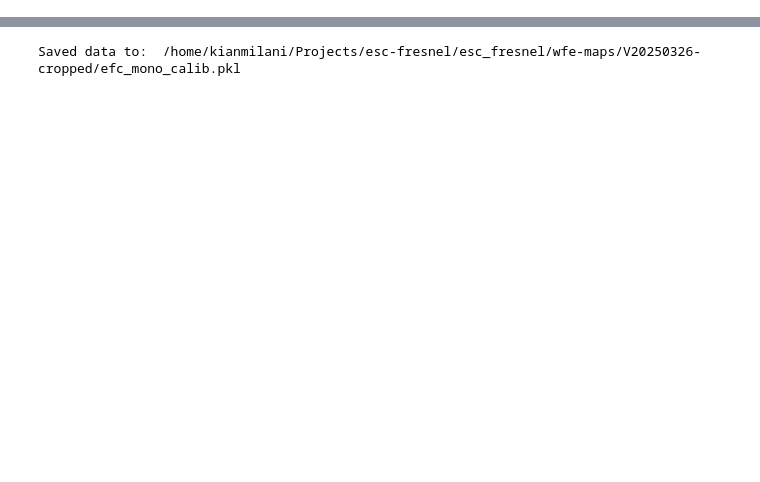
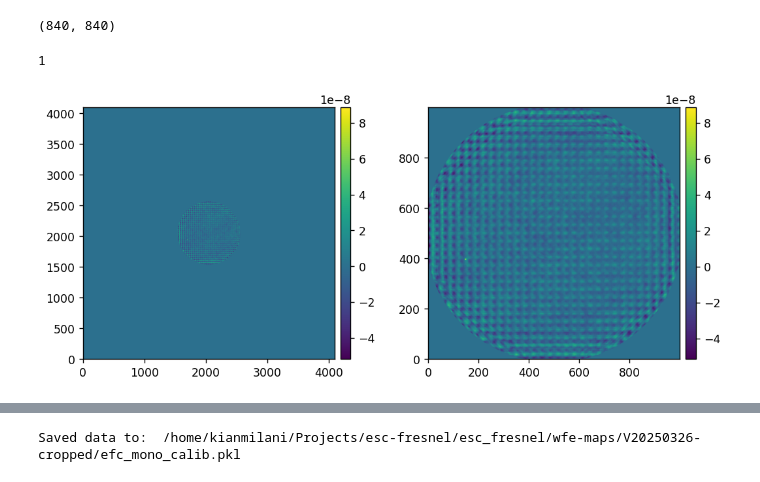
Before and after one commit to kian1377/esc-fresnel, a Jupyter notebook: notebooks/esc_fresnel_efc.ipynb, the cells around one changed output, grey strips where cells are left out. Saved outputs shown, nothing was run; the diff lists cells and outputs as text; code cells hidden in the pictures; blank space fills up the shorter version.

```diff
--- a/notebooks/esc_fresnel_efc.ipynb
+++ b/notebooks/esc_fresnel_efc.ipynb
@@ -73,0 +92,14 @@ for optic in wfe_keys:
+# %%
+dm_map.opd.shape
+# %% [output]
+(840, 840)
+# %%
+pwf = poppy.FresnelWavefront(beam_radius=9.351*u.mm/2, wavelength=650e-9*u.m, npix=1000, oversample=4.096)
+interpped_dm_opd = xp.angle(dm_map.get_phasor(pwf)) * 650e-9 / (2*np.pi)
+imshow(
+    [interpped_dm_opd, interpped_dm_opd],
+    npix=[None, 1000],
+)
+# %% [output]
+1
+[figure, added]
```
Also changed, not shown: parts of 10 cells of this notebook, 3 other files.
